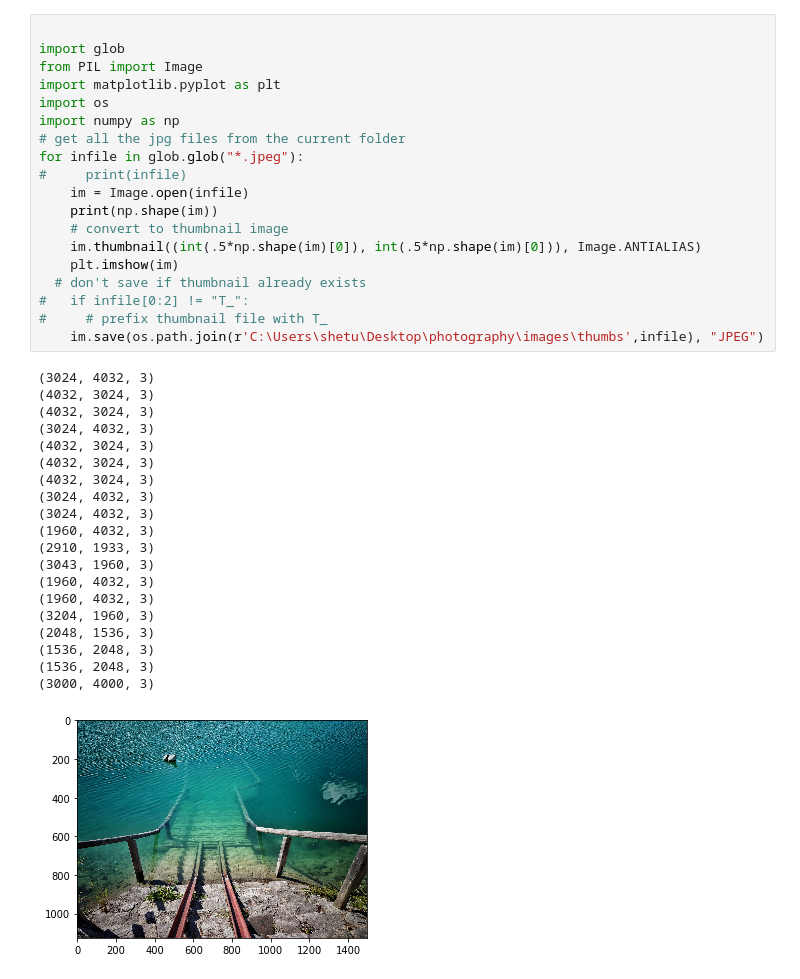
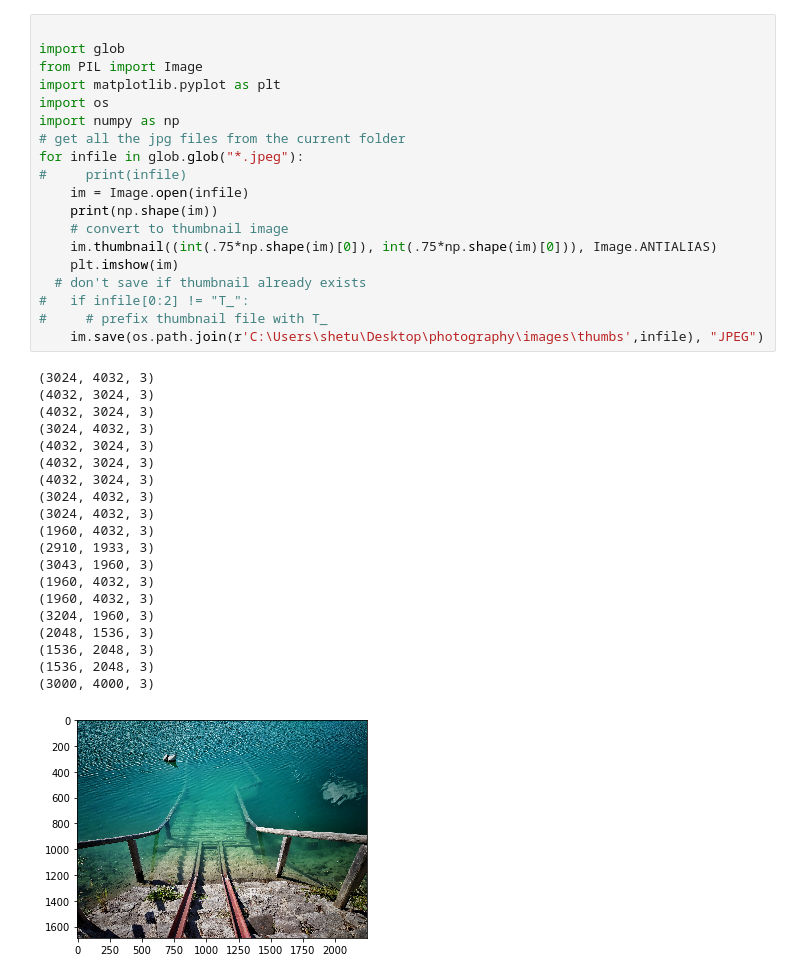
Before and after one commit to Shetu1994/photography, a Jupyter notebook: images/fulls/thumb.ipynb, the cells around one changed output. Cells and saved outputs as stored; diff of their text form.

```diff
--- a/images/fulls/thumb.ipynb
+++ b/images/fulls/thumb.ipynb
@@ -9,32 +9,32 @@ import numpy as np
 for infile in glob.glob("*.jpeg"):
 #     print(infile)
     im = Image.open(infile)
     print(np.shape(im))
     # convert to thumbnail image
-    im.thumbnail((int(.5*np.shape(im)[0]), int(.5*np.shape(im)[0])), Image.ANTIALIAS)
+    im.thumbnail((int(.75*np.shape(im)[0]), int(.75*np.shape(im)[0])), Image.ANTIALIAS)
     plt.imshow(im)
   # don't save if thumbnail already exists
 #   if infile[0:2] != "T_":
 #     # prefix thumbnail file with T_
     im.save(os.path.join(r'C:\Users\shetu\Desktop\photography\images\thumbs',infile), "JPEG")
 # %% [output]
 (3024, 4032, 3)
 (4032, 3024, 3)
 (4032, 3024, 3)
 (3024, 4032, 3)
 (4032, 3024, 3)
 (4032, 3024, 3)
 (4032, 3024, 3)
 (3024, 4032, 3)
 (3024, 4032, 3)
 (1960, 4032, 3)
 (2910, 1933, 3)
 (3043, 1960, 3)
 (1960, 4032, 3)
 (1960, 4032, 3)
 (3204, 1960, 3)
 (2048, 1536, 3)
 (1536, 2048, 3)
 (1536, 2048, 3)
 (3000, 4000, 3)
-[figure, old version]
+[figure, new version]
```
